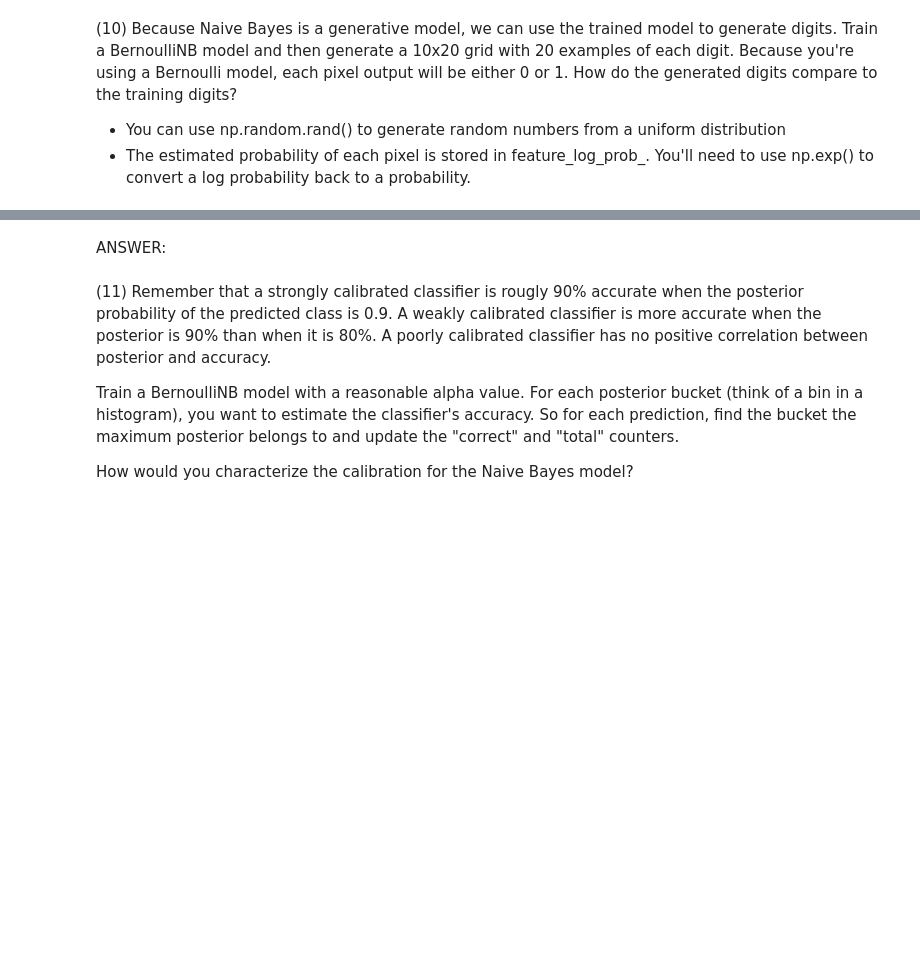
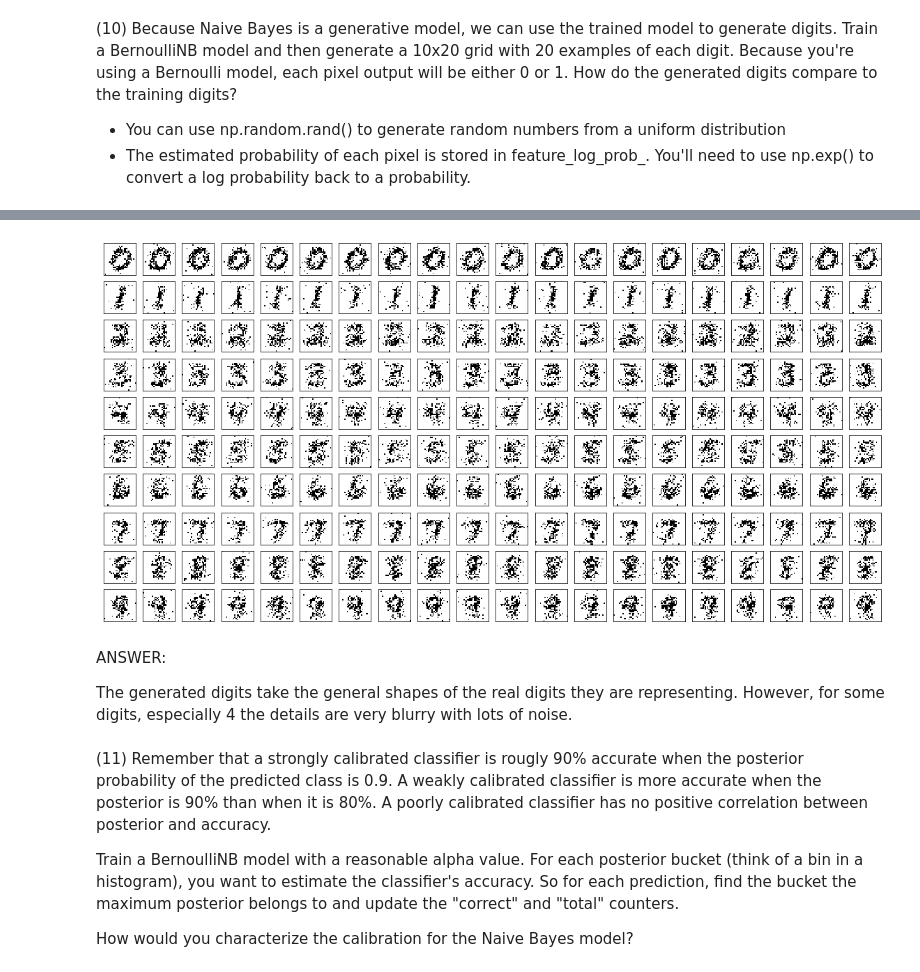
Before and after one commit to erikhou45/ucb-w207-applied-ml, a Jupyter notebook: projects/Erik_Hou_p1.ipynb, the cells around one changed output, grey strips where cells are left out. Drawn from its saved outputs; the diff is of its cells as text; code cells hidden in the pictures; blank space fills up the shorter version.

```diff
--- a/projects/Erik_Hou_p1.ipynb
+++ b/projects/Erik_Hou_p1.ipynb
@@ -774,5 +709,49 @@ print(gen_data.shape)
-# %% [markdown]
-ANSWER:
+# %%
+def P10(num_examples):
+
+### STUDENT START ###
+
+    num_pixels = bin_mini_train_data.shape[1]
+    gen_labels = np.empty((0,0))
+
+    bnb = BernoulliNB()
+    bnb.fit(bin_mini_train_data, mini_train_labels)
+
+    np.random.seed(0)
+
+    gen_data = np.empty((0,num_pixels))
+
+    for i in range(10):
+        gen_labels = np.append(gen_labels, np.repeat([i], num_examples))
+
+        probs = np.exp(bnb.feature_log_prob_[i,])
+        digit_examples = (np.random.rand(num_examples,num_pixels) < probs).astype(int)
+        gen_data = np.vstack((gen_data, digit_examples))
+
+
+
+    plt.figure(figsize=(num_examples, 10)) # Set the plot size
+    pic_length = int(num_pixels ** (1/2.0)) # calculate the number of pixel per side for the visualization
+
+    plot_index = 0
+    for digit in np.unique(gen_labels):
+        for i in range(num_examples):
+            ax = plt.subplot(10, num_examples, plot_index+1)
+            plt.setp(ax, xticks=(), yticks=()) # Remove tick marks
+            plt.imshow(gen_data[np.where(gen_labels==digit)][i].reshape(pic_length,pic_length), cmap='binary')
+
+            plot_index += 1
+
+
+### STUDENT END ###
+
+P10(20)
+# %% [output]
+[figure, added]
+# %% [markdown]
+ANSWER:
+
+The generated digits take the general shapes of the real digits they are representing. However, for some digits, especially 4 the details are very blurry with lots of noise.
 # %% [markdown]
 (11) Remember that a strongly calibrated classifier is rougly 90% accurate when the posterior probability of the predicted class is 0.9. A weakly calibrated classifier is more accurate when the posterior is 90% than when it is 80%. A poorly calibrated classifier has no positive correlation between posterior and accuracy.
 
```
Also changed, not shown: parts of 3 cells of this notebook.
